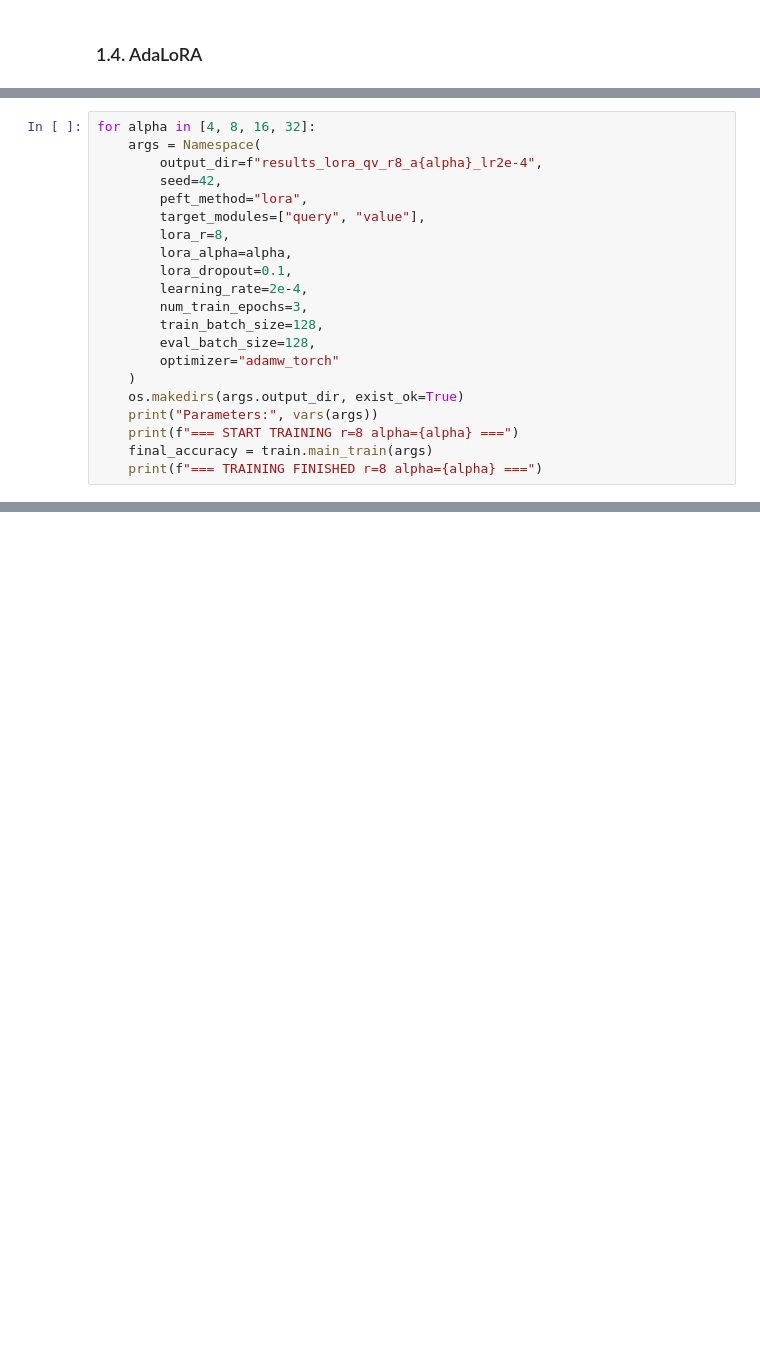
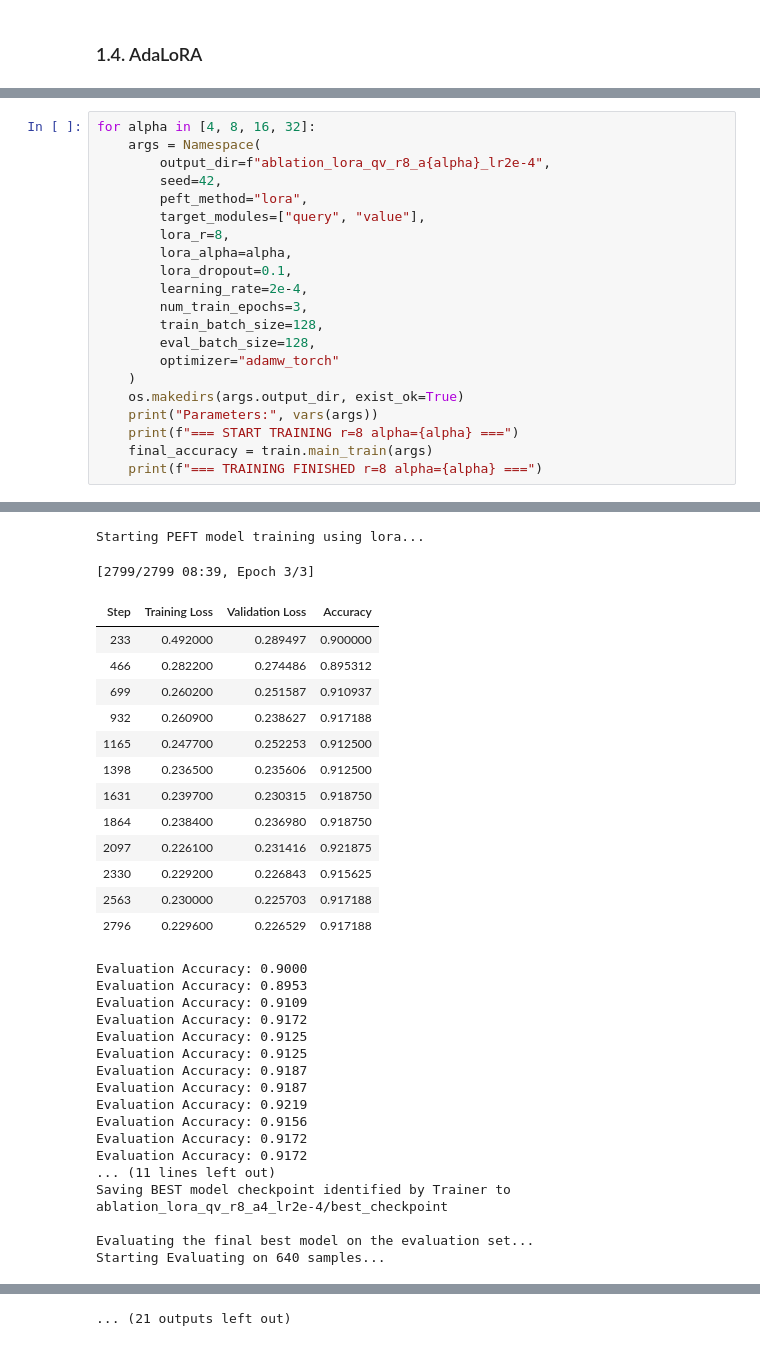
Before and after one commit to Hadlay-Zhang/RoBERTa-LoRA-Finetuning, a Jupyter notebook: Final_Submission.ipynb, the cells around one changed output, grey strips where cells are left out. Drawn from its saved outputs; the diff is of its cells as text; blank space fills up the shorter version.

```diff
--- a/Final_Submission.ipynb
+++ b/Final_Submission.ipynb
@@ -144,21 +512,22 @@ print("=== TRAINING FINISHED ===")
-# %%
-for alpha in [4, 8, 16, 32]:
-    args = Namespace(
-        output_dir=f"results_lora_qv_r8_a{alpha}_lr2e-4",
-        seed=42,
-        peft_method="lora",
-        target_modules=["query", "value"],
-        lora_r=8,
-        lora_alpha=alpha,
-        lora_dropout=0.1,
-        learning_rate=2e-4,
-        num_train_epochs=3,
-        train_batch_size=128,
-        eval_batch_size=128,
-        optimizer="adamw_torch"
-    )
-    os.makedirs(args.output_dir, exist_ok=True)
-    print("Parameters:", vars(args))
-    print(f"=== START TRAINING r=8 alpha={alpha} ===")
-    final_accuracy = train.main_train(args)
-    print(f"=== TRAINING FINISHED r=8 alpha={alpha} ===")
+# %%
+for alpha in [4, 8, 16, 32]:
+    args = Namespace(
+        output_dir=f"ablation_lora_qv_r8_a{alpha}_lr2e-4",
+        seed=42,
+        peft_method="lora",
+        target_modules=["query", "value"],
+        lora_r=8,
+        lora_alpha=alpha,
+        lora_dropout=0.1,
+        learning_rate=2e-4,
+        num_train_epochs=3,
+        train_batch_size=128,
+        eval_batch_size=128,
+        optimizer="adamw_torch"
+    )
+    os.makedirs(args.output_dir, exist_ok=True)
+    print("Parameters:", vars(args))
+    print(f"=== START TRAINING r=8 alpha={alpha} ===")
+    final_accuracy = train.main_train(args)
+    print(f"=== TRAINING FINISHED r=8 alpha={alpha} ===")
+# %% [output]
@@ -164,0 +560,32 @@ for alpha in [4, 8, 16, 32]:
+Starting PEFT model training using lora...
+[2799/2799 08:39, Epoch 3/3]
+| Step | Training Loss | Validation Loss | Accuracy |
+| 233 | 0.492000 | 0.289497 | 0.900000 |
+| 466 | 0.282200 | 0.274486 | 0.895312 |
+| 699 | 0.260200 | 0.251587 | 0.910937 |
+| 932 | 0.260900 | 0.238627 | 0.917188 |
+| 1165 | 0.247700 | 0.252253 | 0.912500 |
+| 1398 | 0.236500 | 0.235606 | 0.912500 |
+| 1631 | 0.239700 | 0.230315 | 0.918750 |
+| 1864 | 0.238400 | 0.236980 | 0.918750 |
+| 2097 | 0.226100 | 0.231416 | 0.921875 |
+| 2330 | 0.229200 | 0.226843 | 0.915625 |
+| 2563 | 0.230000 | 0.225703 | 0.917188 |
+| 2796 | 0.229600 | 0.226529 | 0.917188 |
+Evaluation Accuracy: 0.9000
+Evaluation Accuracy: 0.8953
+Evaluation Accuracy: 0.9109
+Evaluation Accuracy: 0.9172
+Evaluation Accuracy: 0.9125
+Evaluation Accuracy: 0.9125
+Evaluation Accuracy: 0.9187
+Evaluation Accuracy: 0.9187
+Evaluation Accuracy: 0.9219
+Evaluation Accuracy: 0.9156
+Evaluation Accuracy: 0.9172
+Evaluation Accuracy: 0.9172
+... (11 lines left out)
+Saving BEST model checkpoint identified by Trainer to ablation_lora_qv_r8_a4_lr2e-4/best_checkpoint
+
+Evaluating the final best model on the evaluation set...
+Starting Evaluating on 640 samples...
@@ -165 +623,2 @@ for alpha in [4, 8, 16, 32]:
+... (21 outputs left out)
 # %% [markdown]
```
Also changed, not shown: parts of 15 cells of this notebook, 2 other files.
